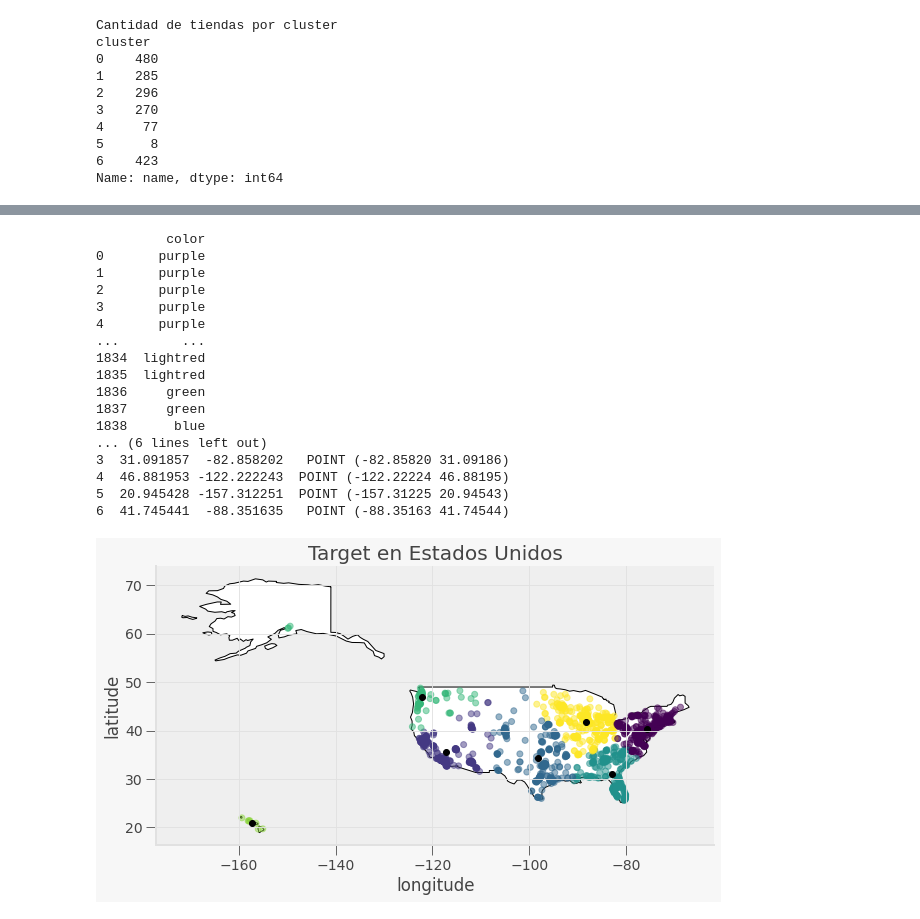
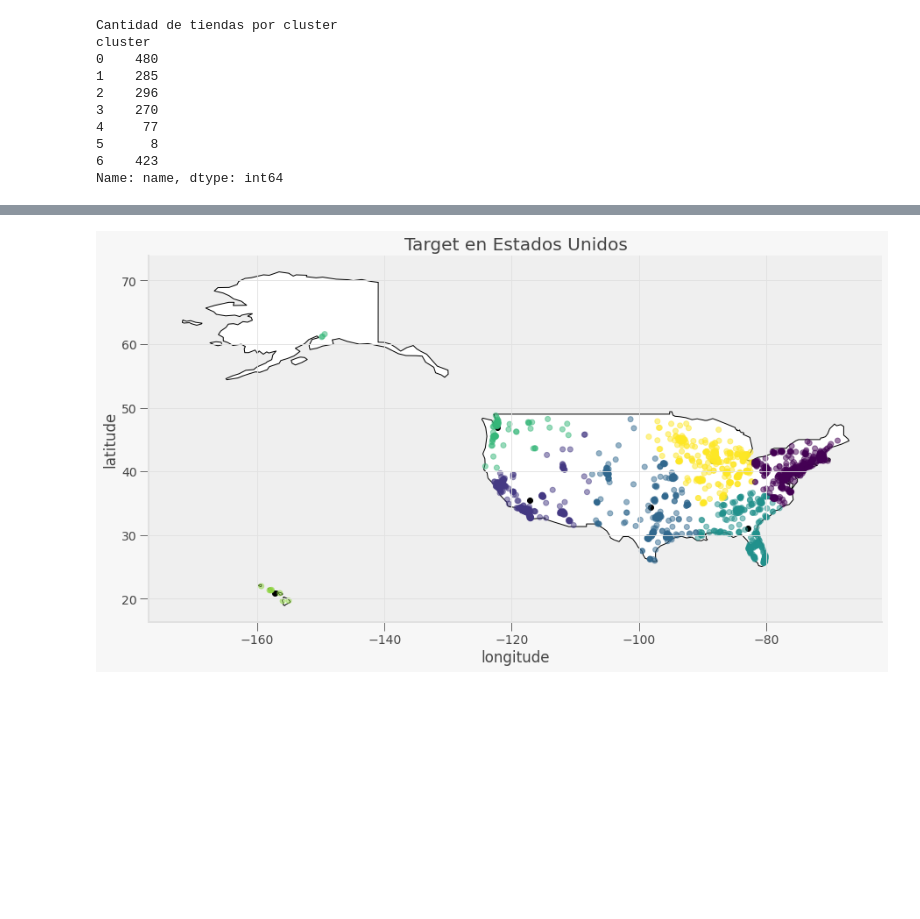
Before and after one commit to rodrigoromanguzman/Actividades_Aprendizaje-, a Jupyter notebook: semana8/regresiones_k_means.ipynb, the cells around one changed output, grey strips where cells are left out. Cells and saved outputs as stored; diff of their text form; code cells hidden in the pictures; blank space fills up the shorter version.

```diff
--- a/semana8/regresiones_k_means.ipynb
+++ b/semana8/regresiones_k_means.ipynb
@@ -844,50 +825,26 @@ plt.show()
 # %%
-fig, gax = plt.subplots(figsize=(10,10))
+fig, gax = plt.subplots(figsize=(15,10))
 
-
-colors = np.array(['red', 'blue', 'green', 'purple', 'orange', 'darkred','lightred'])
-
-np.array(colors)
 
 world.query("name == 'United States of America'").plot(ax = gax, edgecolor='black', color='white')
 
-
-
-centers_df = pd.DataFrame(data=kmeans.cluster_centers_,columns = ['latitude','longitude'])
-# colors = pd.DataFrame(data=kmeans.labels_)
-cl = pd.DataFrame(data = np.array(colors)[kmeans.labels_],columns = ['color'])
-
-centers_df['Coordinates'] = list(zip(centers_df.longitude,centers_df.latitude))
-centers_df['Coordinates'] = centers_df['Coordinates'].apply(Point)
-centers_df = gpd.GeoDataFrame(centers_df,geometry = 'Coordinates')
+#Preparamos los centros que obtuvimos con K-means. A modo de datos que pueda utilizar geopandas
+df_centers = pd.DataFrame(data=kmeans.cluster_centers_,columns = ['latitude','longitude'])
+df_centers['Coordinates'] = list(zip(df_centers.longitude,df_centers.latitude))
+df_centers['Coordinates'] = df_centers['Coordinates'].apply(Point)
+df_centers = gpd.GeoDataFrame(df_centers,geometry = 'Coordinates')
+#graficamos los centros de los clusters, que en este caso representan las ubicaciones de los almacenes
+df_centers.plot(ax =gax, edgecolor='black', color='black')
+#Graficamos las tiendas con su color correspondiente al cluster al que pertenecen
 gdf.plot(ax=gax, c=kmeans.labels_, alpha = 0.5)
-
-centers_df.plot(ax =gax, edgecolor='black', color='black')
 
 gax.set_xlabel('longitude')
 gax.set_ylabel('latitude')
 gax.set_title('Target en Estados Unidos')
 
 gax.spines['top'].set_visible(False)
 gax.spines['right'].set_visible(False)
 
 plt.show()
 # %% [output]
-         color
-0       purple
-1       purple
-2       purple
-3       purple
-4       purple
-...        ...
-1834  lightred
-1835  lightred
-1836     green
-1837     green
-1838      blue
-... (6 lines left out)
-3  31.091857  -82.858202   POINT (-82.85820 31.09186)
-4  46.881953 -122.222243  POINT (-122.22224 46.88195)
-5  20.945428 -157.312251  POINT (-157.31225 20.94543)
-6  41.745441  -88.351635   POINT (-88.35163 41.74544)
-[figure, old version]
+[figure, new version]
```
Also changed, not shown: parts of 10 cells of this notebook.
